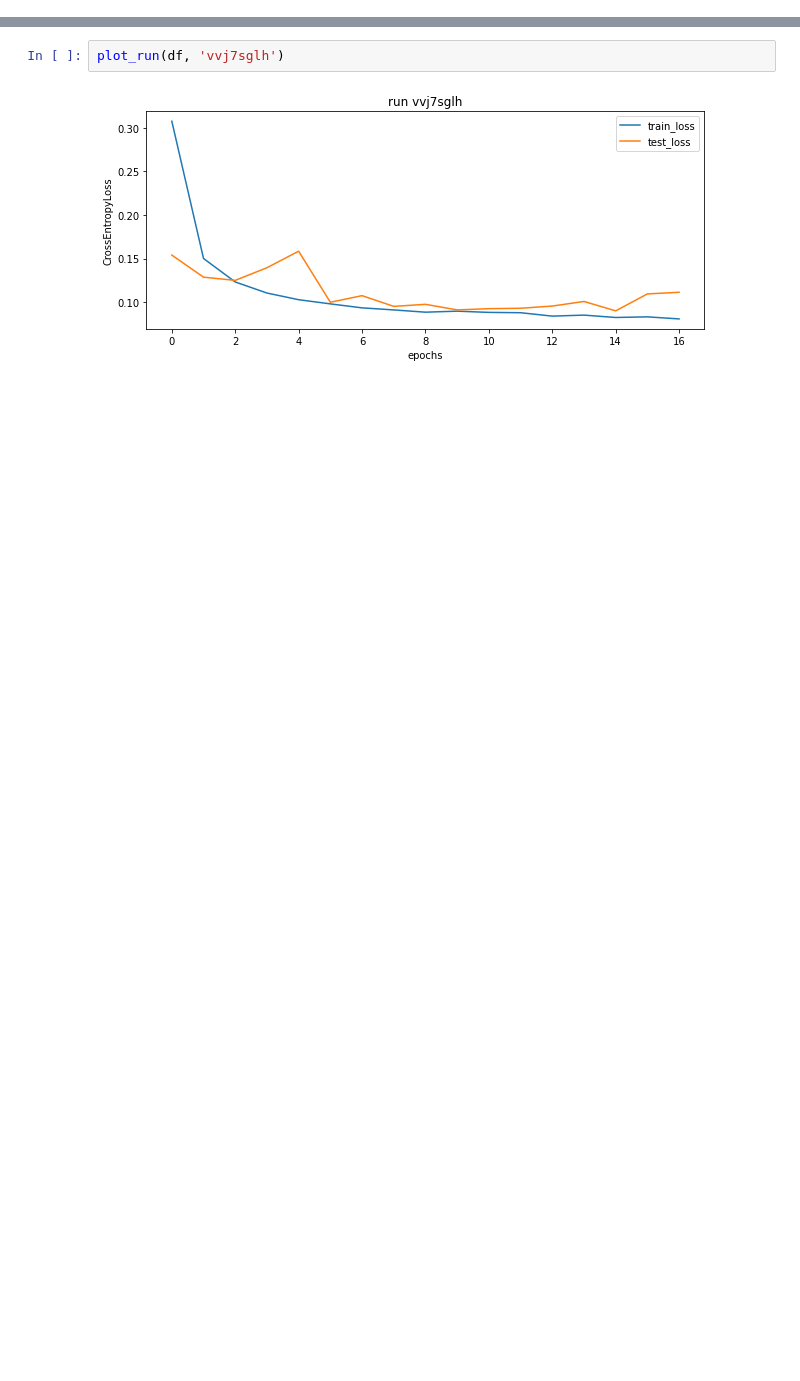
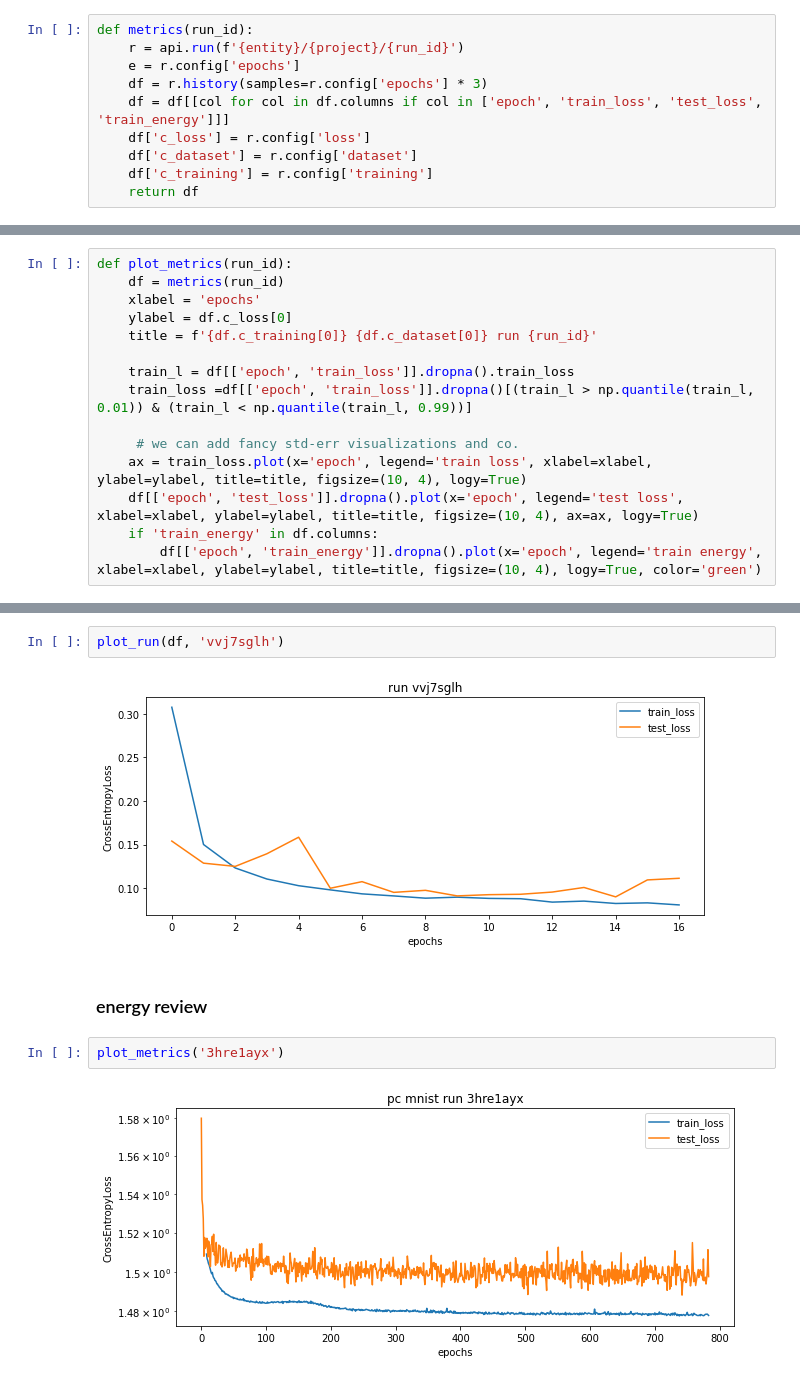
Before and after one commit to andreakiro/regularization-pc, a Jupyter notebook: nts/mnist-export-runs.ipynb, the cells around one changed output, grey strips where cells are left out. Drawn from its saved outputs; the diff is of its cells as text; blank space fills up the shorter version.

Commit message:
Add pc convergence plots

```diff
--- a/nts/mnist-export-runs.ipynb
+++ b/nts/mnist-export-runs.ipynb
@@ -26,6 +26,16 @@ your_sweep_ids = [
     'gb9m1a0b', # mnist-pc-rmsprop-momentum
     '80zbdwm3', # mnist-pc-momentum-momentum
 ]
+# %%
+def metrics(run_id):
+    r = api.run(f'{entity}/{project}/{run_id}')
+    e = r.config['epochs']
+    df = r.history(samples=r.config['epochs'] * 3)
+    df = df[[col for col in df.columns if col in ['epoch', 'train_loss', 'test_loss', 'train_energy']]]
+    df['c_loss'] = r.config['loss']
+    df['c_dataset'] = r.config['dataset']
+    df['c_training'] = r.config['training']
+    return df
 # %%
 def extract(wandb_runs, maxrun=None):
 
@@ -145,6 +155,21 @@ def correlation_stats(df):
     corr_test_loss = corr_test_loss[corr_test_loss.index.str.startswith(('c_'))].sort_values(ascending=False)
     corr_train_energy = corr_train_energy[corr_train_energy.index.str.startswith(('c_'))].sort_values(ascending=False)
     return corr_train_loss, corr_test_loss, corr_train_energy
+# %%
+def plot_metrics(run_id):
+    df = metrics(run_id)
+    xlabel = 'epochs'
+    ylabel = df.c_loss[0]
+    title = f'{df.c_training[0]} {df.c_dataset[0]} run {run_id}'
+
+    train_l = df[['epoch', 'train_loss']].dropna().train_loss
+    train_loss =df[['epoch', 'train_loss']].dropna()[(train_l > np.quantile(train_l, 0.01)) & (train_l < np.quantile(train_l, 0.99))]
+
+     # we can add fancy std-err visualizations and co.
+    ax = train_loss.plot(x='epoch', legend='train loss', xlabel=xlabel, ylabel=ylabel, title=title, figsize=(10, 4), logy=True)
+    df[['epoch', 'test_loss']].dropna().plot(x='epoch', legend='test loss', xlabel=xlabel, ylabel=ylabel, title=title, figsize=(10, 4), ax=ax, logy=True)
+    if 'train_energy' in df.columns:
+        df[['epoch', 'train_energy']].dropna().plot(x='epoch', legend='train energy', xlabel=xlabel, ylabel=ylabel, title=title, figsize=(10, 4), logy=True, color='green')
 # %%
 def plot_run(df, run_id):
     xlabel = 'epochs'
@@ -267,3 +294,9 @@ Name: test_loss, dtype: float64
 plot_run(df, 'vvj7sglh')
 # %% [output]
 [figure]
+# %% [markdown]
+### energy review
+# %%
+plot_metrics('3hre1ayx')
+# %% [output]
+[figure, added]
```
Also changed, not shown: parts of 5 cells of this notebook, 1 other file.
